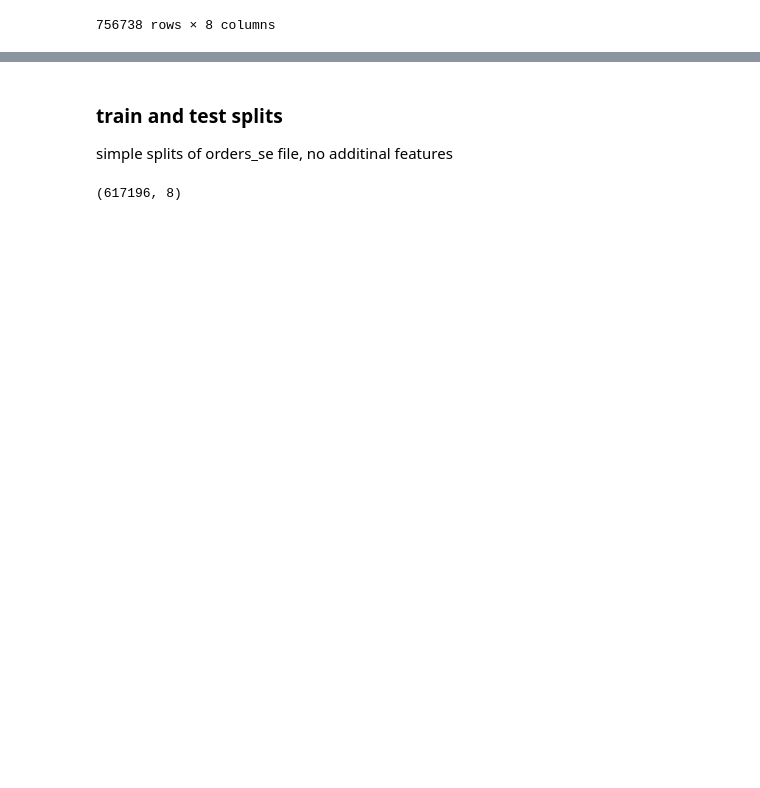
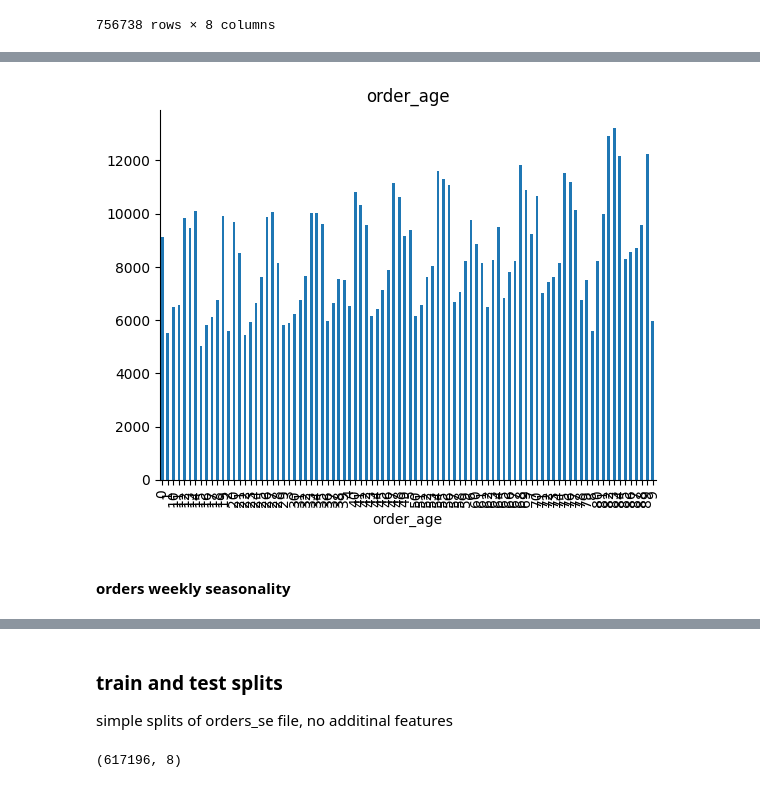
Before and after one commit to aguille-vert/delivery-hero-dataset, a Jupyter notebook: notebooks/00_delivery_hero_eda.ipynb, the cells around one changed output, grey strips where cells are left out. Drawn from its saved outputs; the diff is of its cells as text; code cells hidden in the pictures; blank space fills up the shorter version.

Commit message:
added seasonality

```diff
--- a/notebooks/00_delivery_hero_eda.ipynb
+++ b/notebooks/00_delivery_hero_eda.ipynb
@@ -209,0 +221,11 @@ orders_se
+# %%
+orders_se['order_age'] = orders_se['order_day'].str.extract("([0-9]+)")
+orders_se.sort_values('order_age',inplace=True)
+# %%
+orders_se['order_age'].groupby(orders_se['order_age']).count().plot(kind='bar',
+                                                                     title='order_age')
+plt.gca().spines[['top', 'right',]].set_visible(False)
+# %% [output]
+[figure, added]
+# %% [markdown]
+#### orders weekly seasonality
```
Also changed, not shown: parts of 34 cells of this notebook.
